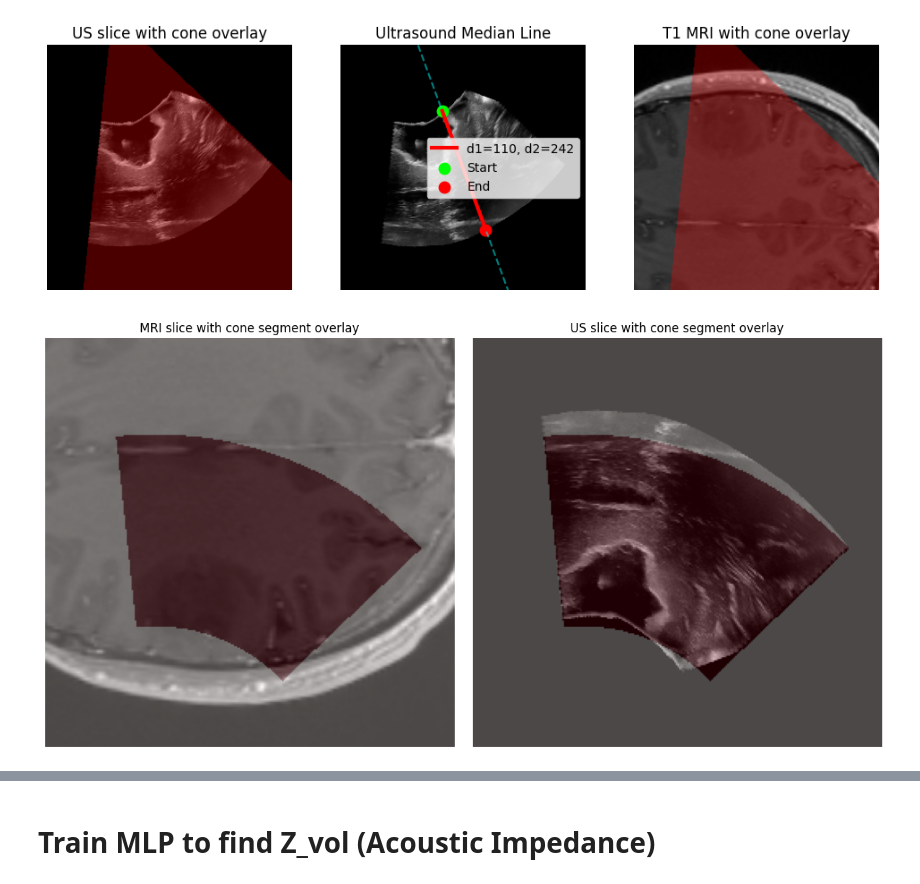
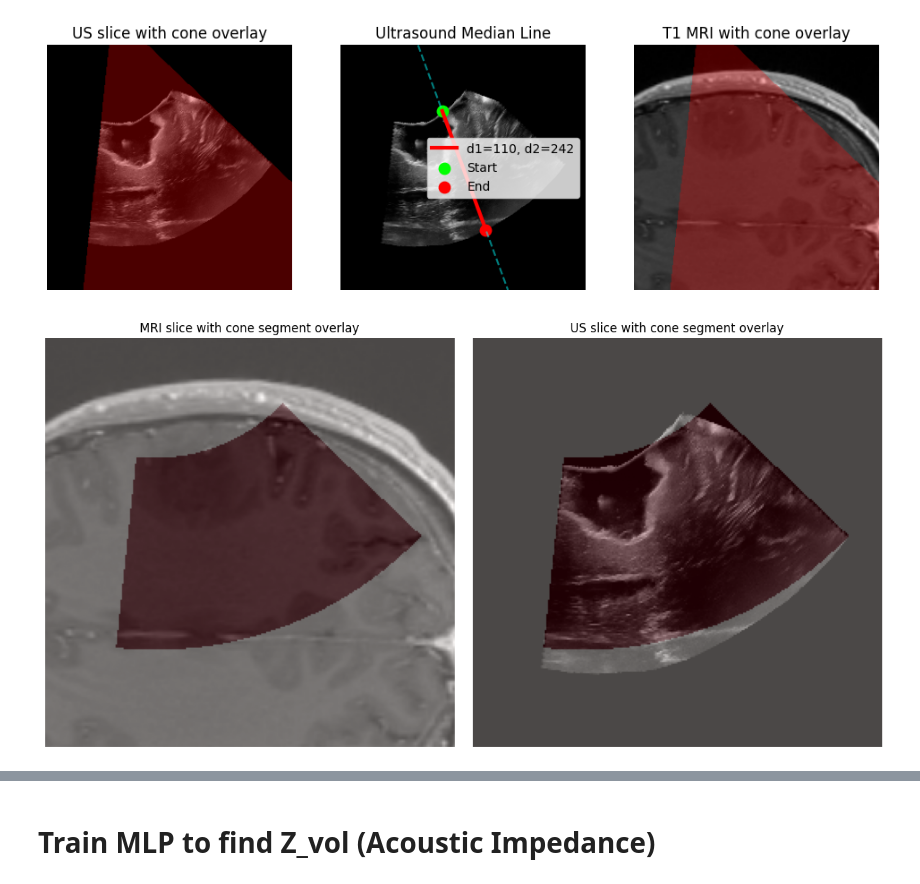
Before and after one commit to gduguey/DiffUS, a Jupyter notebook: notebooks/[DEMO] Train MRI to Impedance MLP.ipynb, the cells around one changed output, grey strips where cells are left out. Cells and saved outputs as stored; diff of their text form; code cells hidden in the pictures.

```diff
--- a/notebooks/[DEMO] Train MRI to Impedance MLP.ipynb
+++ b/notebooks/[DEMO] Train MRI to Impedance MLP.ipynb
@@ -47,7 +47,7 @@ T2_affine = t2_img.affine
 # %% [markdown]
 # Preliminary computations
 # %%
-i_mri, j_mri, slice_idx = 150, 75, 130 # Example indices for T1 MRI
+i_mri, j_mri, slice_idx = 175, 75, 130 # Example indices for T1 MRI
 us_slice, us_idx = mri_to_us_point(i_mri, j_mri, slice_idx, T1_vol, T1_affine, US_vol, US_affine)
 plot_mri_us_aligned(i_mri, j_mri, slice_idx, T1_vol, us_slice, us_idx)
 # %% [output]
@@ -147,33 +147,33 @@ def mask_cone_segment(mask, apex, direction, d1, d2):
     # Calculate distance from apex to each point
     dist = np.sqrt(vx**2 + vy**2)
     # Create a mask for points within the rounded caps
 
     rounded_mask_d1 = dist >= d1
     rounded_mask_d2 = dist <= d2
     # Combine the masks
     mask = mask & (rounded_mask_d1 | rounded_mask_d2)
     return mask & rounded_mask_d1 & rounded_mask_d2
 
 
 apex = apex_mri_world[:2]
 direction = direction_mri_world[:2]
 d1, d2 = 110, 230
 
 mask_segment_mri = mask_cone_segment(mask_mri, apex, direction, d1, d2)
 mask_segment_us = mask_cone_segment(mask_us, np.array([x0, y0]), direction_vec, d1, d2)
 fig, axs = plt.subplots(1, 2, figsize=(12, 6))
 
 axs[0].imshow(t1_slice, cmap='gray', origin='lower')
-axs[0].imshow(mask_segment_mri, cmap='Reds', alpha=0.3)
+axs[0].imshow(mask_segment_mri, cmap='Reds', alpha=0.3, origin='lower')
 axs[0].set_title("MRI slice with cone segment overlay")
 axs[0].axis('off')
 
 axs[1].imshow(us_slice, cmap='gray', origin='lower')
-axs[1].imshow(mask_segment_us, cmap='Reds', alpha=0.3)
+axs[1].imshow(mask_segment_us, cmap='Reds', alpha=0.3, origin='lower')
 axs[1].set_title("US slice with cone segment overlay")
 axs[1].axis('off')
 
 plt.tight_layout()
 plt.show()
 # %% [output]
-[figure, old version]
+[figure, new version]
```
Also changed, not shown: parts of 3 cells of this notebook, 3 other files.
